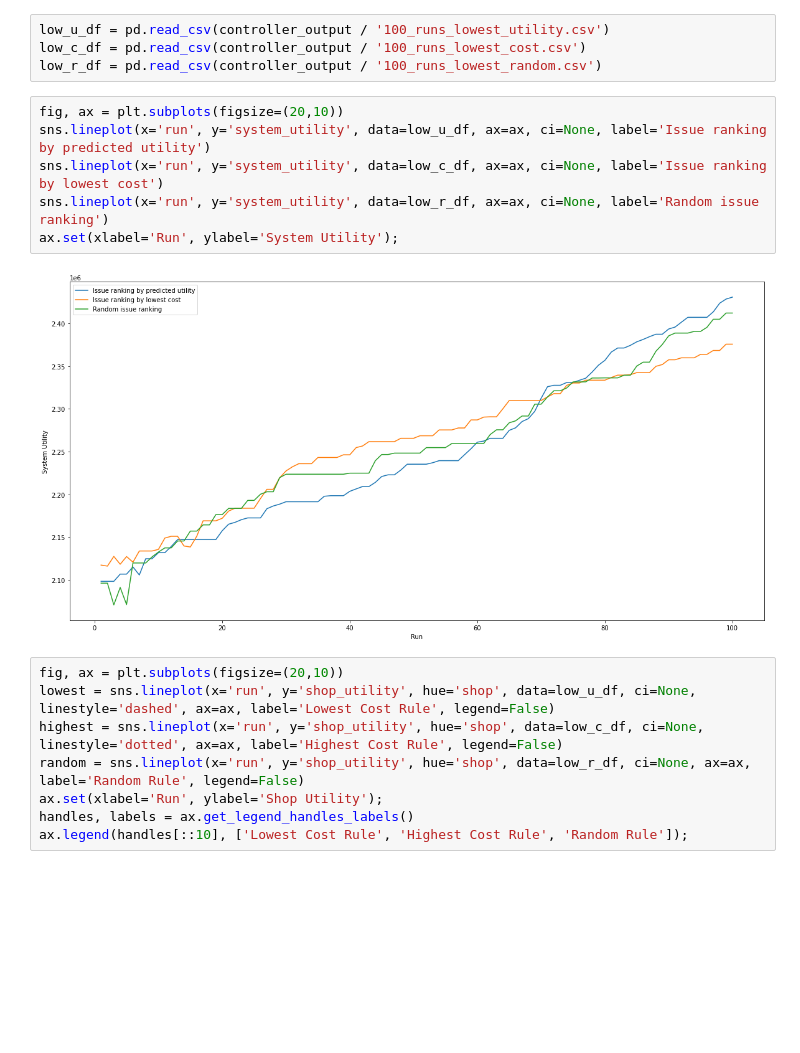
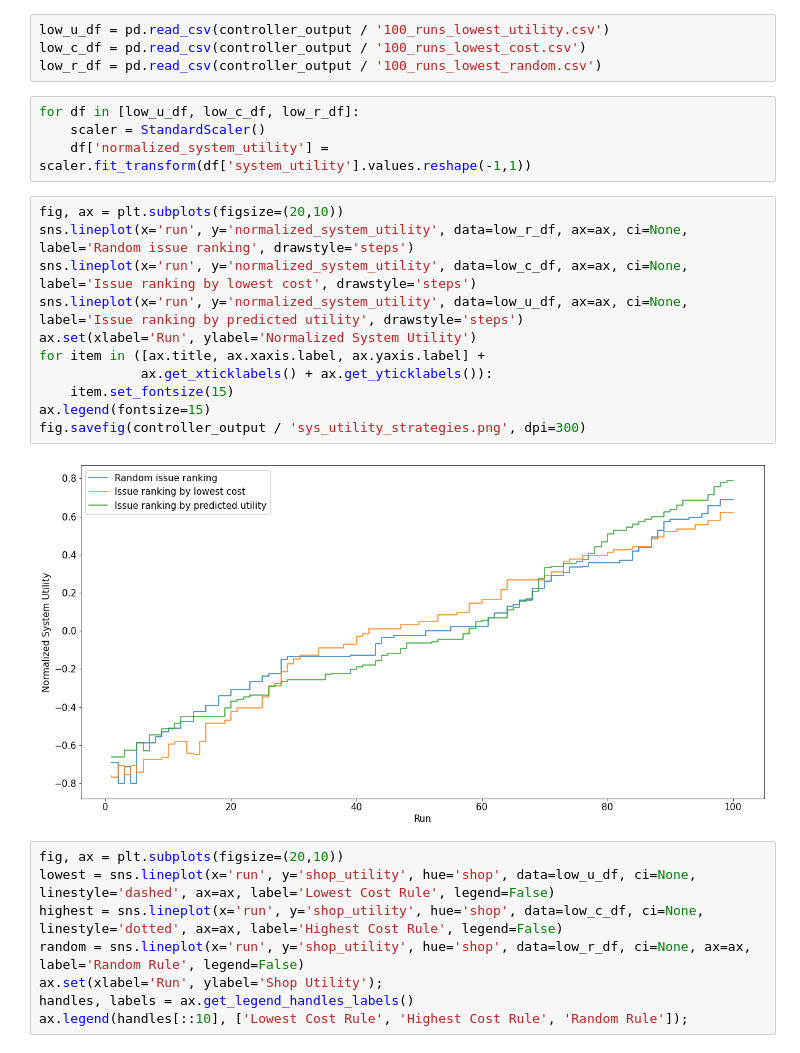
Before and after one commit to Phimanu/MachineLearningControl, a Jupyter notebook: mrubis_controller/performance_plots.ipynb, the cells around one changed output. Cells and saved outputs as stored; diff of their text form; blank space fills up the shorter version.

Commit message:
Further plot improvements

```diff
--- a/mrubis_controller/performance_plots.ipynb
+++ b/mrubis_controller/performance_plots.ipynb
@@ -41,14 +42,23 @@ ax.legend(handles[::10], ['Lowest Cost Rule', 'Highest Cost Rule', 'Random Rule'
 low_u_df = pd.read_csv(controller_output / '100_runs_lowest_utility.csv')
 low_c_df = pd.read_csv(controller_output / '100_runs_lowest_cost.csv')
 low_r_df = pd.read_csv(controller_output / '100_runs_lowest_random.csv')
-# %%
-fig, ax = plt.subplots(figsize=(20,10))
-sns.lineplot(x='run', y='system_utility', data=low_u_df, ax=ax, ci=None, label='Issue ranking by predicted utility')
-sns.lineplot(x='run', y='system_utility', data=low_c_df, ax=ax, ci=None, label='Issue ranking by lowest cost')
-sns.lineplot(x='run', y='system_utility', data=low_r_df, ax=ax, ci=None, label='Random issue ranking')
-ax.set(xlabel='Run', ylabel='System Utility');
-# %% [output]
-[figure, removed]
+# %%
+for df in [low_u_df, low_c_df, low_r_df]:
+    scaler = StandardScaler()
+    df['normalized_system_utility'] = scaler.fit_transform(df['system_utility'].values.reshape(-1,1))
+# %%
+fig, ax = plt.subplots(figsize=(20,10))
+sns.lineplot(x='run', y='normalized_system_utility', data=low_r_df, ax=ax, ci=None, label='Random issue ranking', drawstyle='steps')
+sns.lineplot(x='run', y='normalized_system_utility', data=low_c_df, ax=ax, ci=None, label='Issue ranking by lowest cost', drawstyle='steps')
+sns.lineplot(x='run', y='normalized_system_utility', data=low_u_df, ax=ax, ci=None, label='Issue ranking by predicted utility', drawstyle='steps')
+ax.set(xlabel='Run', ylabel='Normalized System Utility')
+for item in ([ax.title, ax.xaxis.label, ax.yaxis.label] +
+             ax.get_xticklabels() + ax.get_yticklabels()):
+    item.set_fontsize(15)
+ax.legend(fontsize=15)
+fig.savefig(controller_output / 'sys_utility_strategies.png', dpi=300)
+# %% [output]
+[figure, added]
 # %%
 fig, ax = plt.subplots(figsize=(20,10))
 lowest = sns.lineplot(x='run', y='shop_utility', hue='shop', data=low_u_df, ci=None, linestyle='dashed', ax=ax, label='Lowest Cost Rule', legend=False)
```
Also changed, not shown: parts of 7 cells of this notebook.
